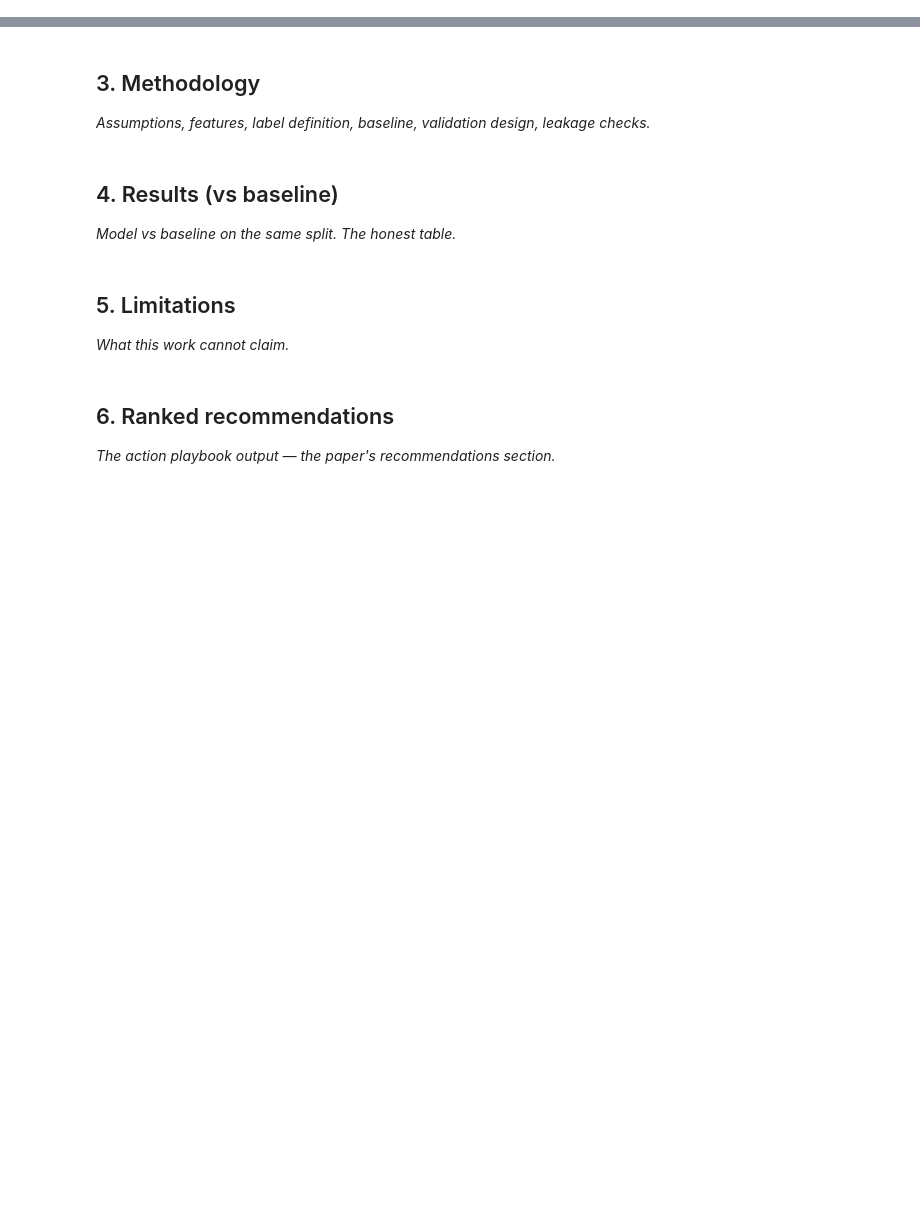
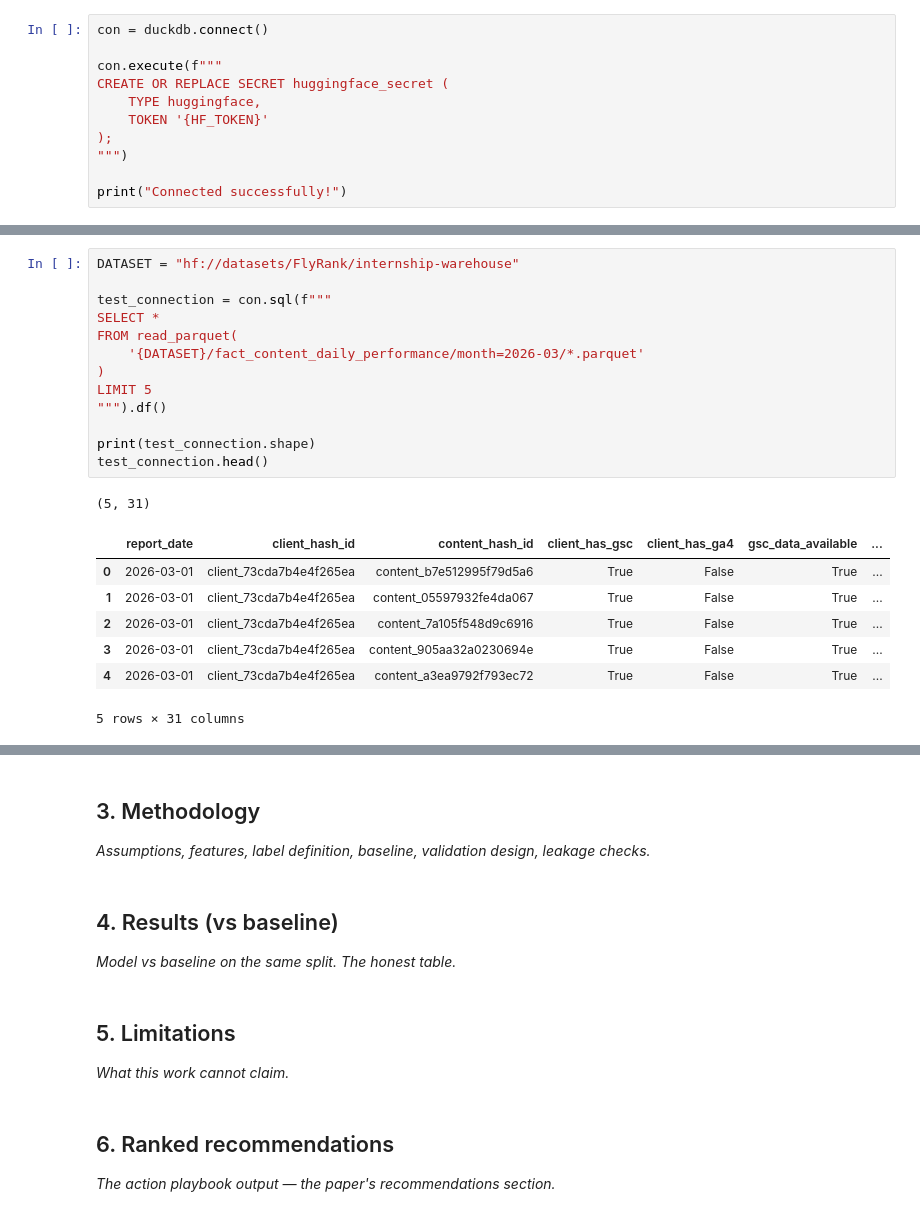
Before and after one commit to Vaib-raksh/Intern-ML, a Jupyter notebook: work/notebooks/capstone.ipynb, the cells around one changed output, grey strips where cells are left out. Cells and saved outputs as stored; diff of their text form; blank space fills up the shorter version.

```diff
--- a/work/notebooks/capstone.ipynb
+++ b/work/notebooks/capstone.ipynb
@@ -16,0 +61,11 @@ This skeleton is yours to fill. Work the sections **in order** — each one has
+# %%
+con = duckdb.connect()
+
+con.execute(f"""
+CREATE OR REPLACE SECRET huggingface_secret (
+    TYPE huggingface,
+    TOKEN '{HF_TOKEN}'
+);
+""")
+
+print("Connected successfully!")
@@ -16,0 +82,22 @@ This skeleton is yours to fill. Work the sections **in order** — each one has
+# %%
+DATASET = "hf://datasets/FlyRank/internship-warehouse"
+
+test_connection = con.sql(f"""
+SELECT *
+FROM read_parquet(
+    '{DATASET}/fact_content_daily_performance/month=2026-03/*.parquet'
+)
+LIMIT 5
+""").df()
+
+print(test_connection.shape)
+test_connection.head()
+# %% [output]
+(5, 31)
+|  | report_date | client_hash_id | content_hash_id | client_has_gsc | client_has_ga4 | gsc_data_available | ... |
+| 0 | 2026-03-01 | client_73cda7b4e4f265ea | content_b7e512995f79d5a6 | True | False | True | ... |
+| 1 | 2026-03-01 | client_73cda7b4e4f265ea | content_05597932fe4da067 | True | False | True | ... |
+| 2 | 2026-03-01 | client_73cda7b4e4f265ea | content_7a105f548d9c6916 | True | False | True | ... |
+| 3 | 2026-03-01 | client_73cda7b4e4f265ea | content_905aa32a0230694e | True | False | True | ... |
+| 4 | 2026-03-01 | client_73cda7b4e4f265ea | content_a3ea9792f793ec72 | True | False | True | ... |
+5 rows × 31 columns
```
Also changed, not shown: parts of 17 cells of this notebook.
